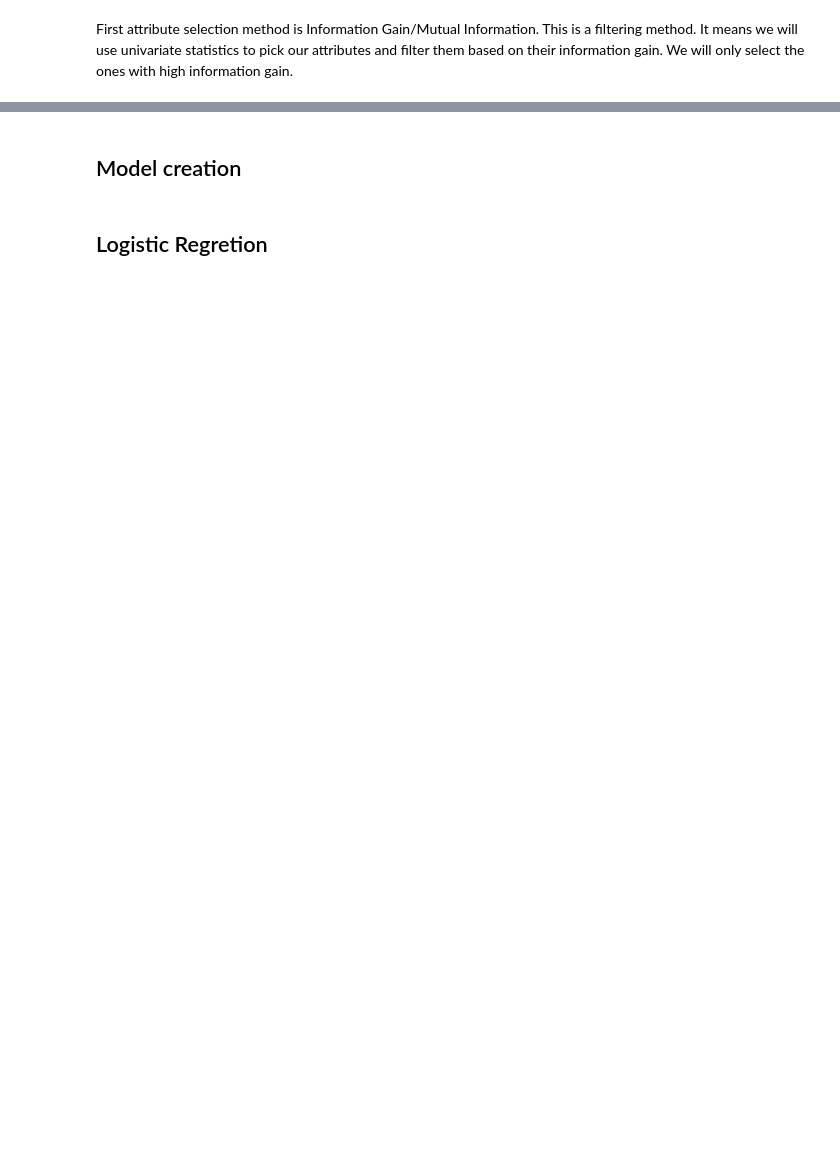
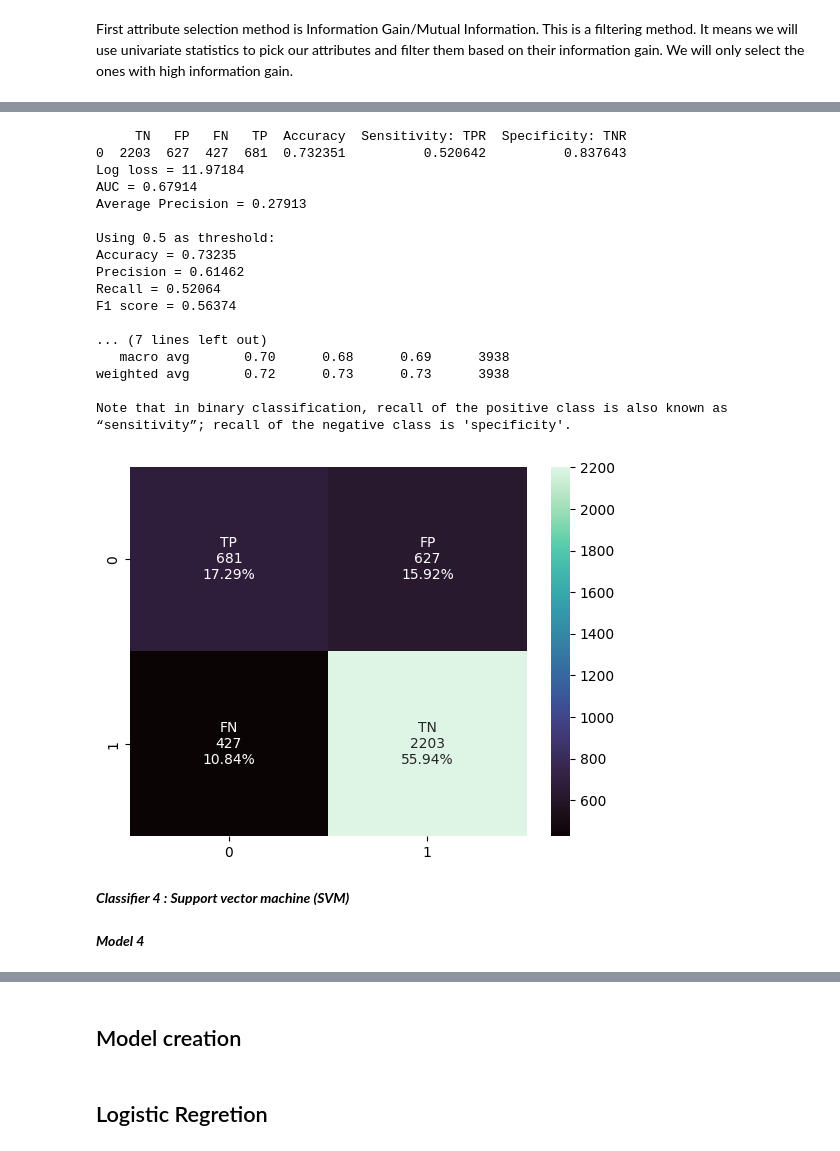
Before and after one commit to hicranA/2018_BRFSS_survey_data_anlaysis, a Jupyter notebook: dataProcessing.ipynb, the cells around one changed output, grey strips where cells are left out. Drawn from its saved outputs; the diff is of its cells as text; code cells hidden in the pictures; blank space fills up the shorter version.

```diff
--- a/dataProcessing.ipynb
+++ b/dataProcessing.ipynb
@@ -137,0 +237,34 @@ mutual_info[mutual_info.between(0.01,1 )].sort_values(ascending=False).plot.bar(
+# %%
+def kNNMaker(X_train,y_train,X_test):
+    scaler =preprocessing.StandardScaler().fit(X_train)
+    X_train_scaled = scaler.transform(X_train)
+    X_test_scaled= scaler.transform(X_test)
+    m = KNeighborsClassifier(n_neighbors=9)
+    m.fit(X_train_scaled, y_train.values.ravel())
+    y_pred_knn= m.predict(X_test_scaled)
+    return m , y_pred_knn
+# %%
+m3_knn, m3_y_pred_knn  = kNNMaker(X_train=X_train_reduced1, y_train=y_train, X_test=X_test_reduced1)
+# %%
+m3_knn_result = printAccuracy(y_test, m3_y_pred_knn)
+# %% [output]
+     TN   FP   FN   TP  Accuracy  Sensitivity: TPR  Specificity: TNR
+0  2203  627  427  681  0.732351          0.520642          0.837643
+Log loss = 11.97184
+AUC = 0.67914
+Average Precision = 0.27913
+
+Using 0.5 as threshold:
+Accuracy = 0.73235
+Precision = 0.61462
+Recall = 0.52064
+F1 score = 0.56374
+
+... (7 lines left out)
+   macro avg       0.70      0.68      0.69      3938
+weighted avg       0.72      0.73      0.73      3938
+
+Note that in binary classification, recall of the positive class is also known as “sensitivity”; recall of the negative class is 'specificity'.
+[figure, added]
+# %% [markdown]
+***Classifier 4 : Support vector machine (SVM)***
@@ -137,0 +280,2 @@ mutual_info[mutual_info.between(0.01,1 )].sort_values(ascending=False).plot.bar(
+# %% [markdown]
+***Model 4***
```
Also changed, not shown: parts of 111 cells of this notebook, 4 other files.
